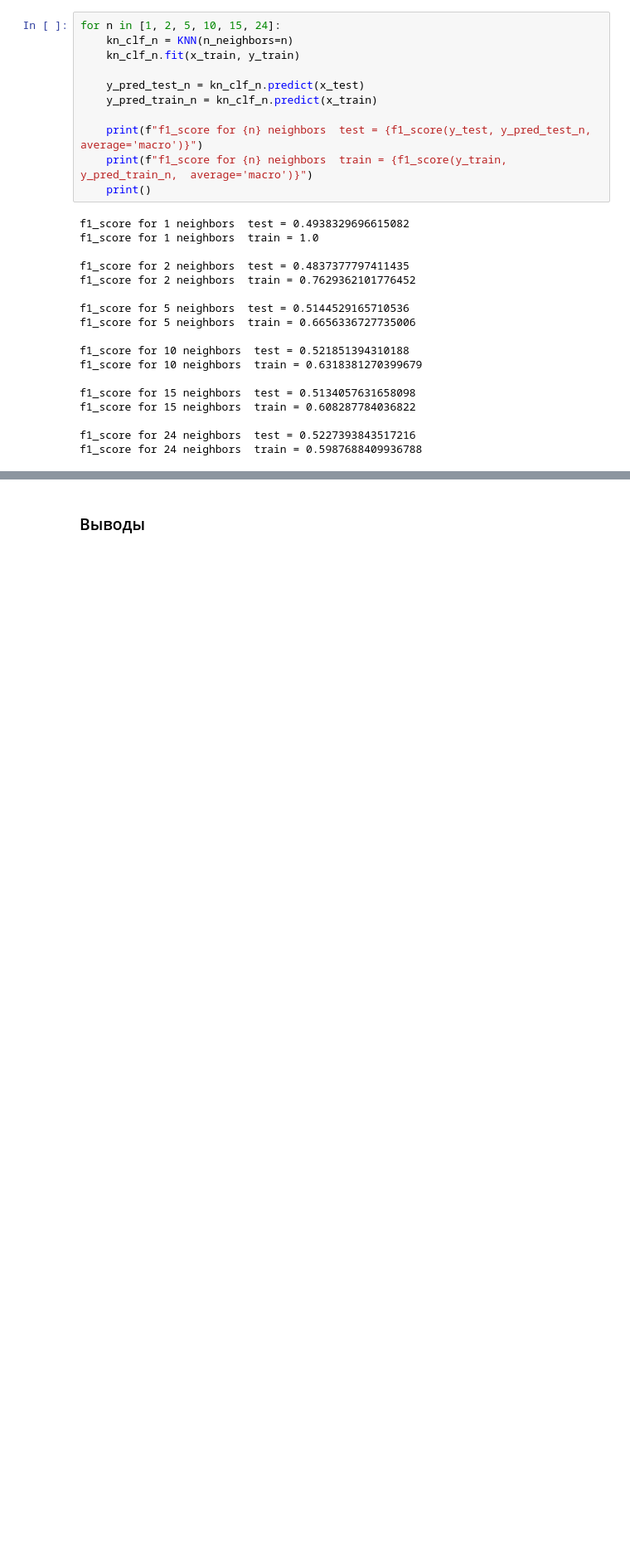
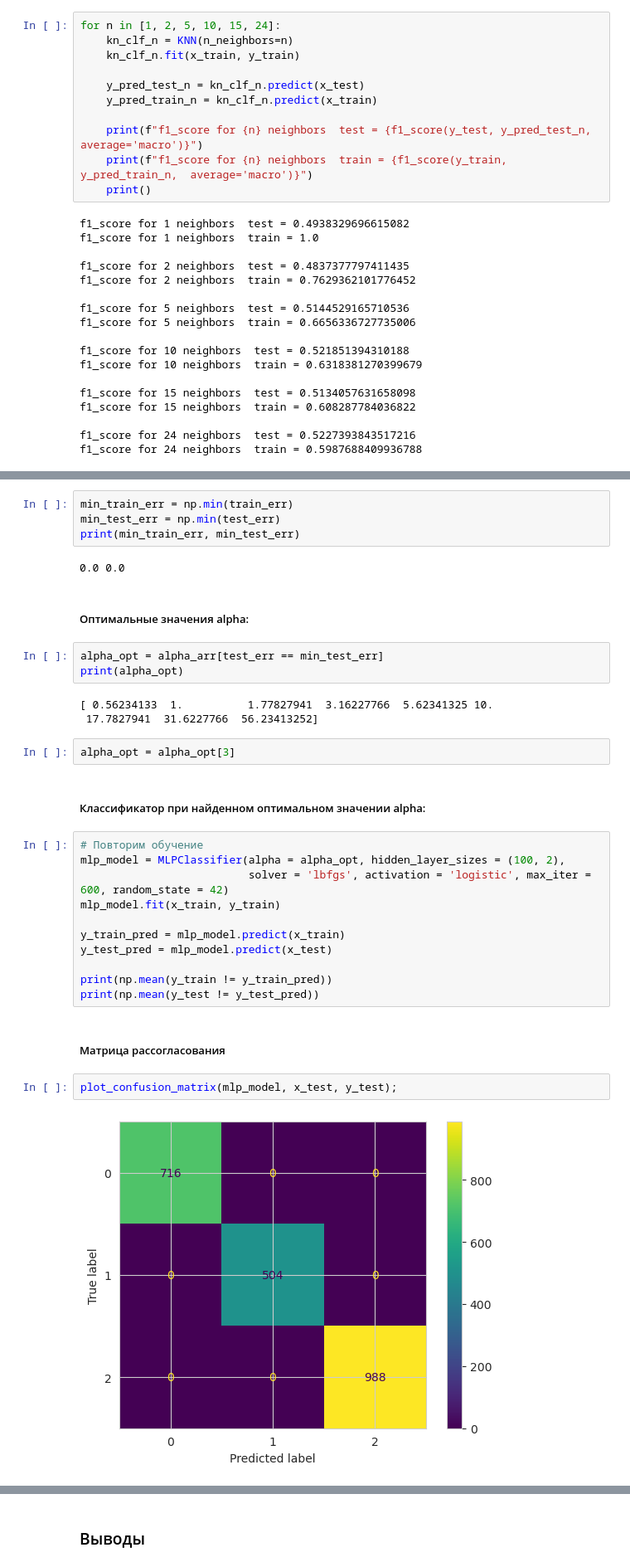
Before and after one commit to igor-sumin/ML-Course, a Jupyter notebook: premier-league.ipynb, the cells around one changed output, grey strips where cells are left out. Shown: that part at 83% size. Cells and saved outputs as stored; diff of their text form; blank space fills up the shorter version.

```diff
--- a/premier-league.ipynb
+++ b/premier-league.ipynb
@@ -343,0 +406,35 @@ f1_score for 24 neighbors  train = 0.5987688409936788
+# %%
+min_train_err = np.min(train_err)
+min_test_err = np.min(test_err)
+print(min_train_err, min_test_err)
+# %% [output]
+0.0 0.0
+# %% [markdown]
+##### Оптимальные значения alpha:
+# %%
+alpha_opt = alpha_arr[test_err == min_test_err]
+print(alpha_opt)
+# %% [output]
+[ 0.56234133  1.          1.77827941  3.16227766  5.62341325 10.
+ 17.7827941  31.6227766  56.23413252]
+# %%
+alpha_opt = alpha_opt[3]
+# %% [markdown]
+##### Классификатор при найденном оптимальном значении alpha:
+# %%
+# Повторим обучение
+mlp_model = MLPClassifier(alpha = alpha_opt, hidden_layer_sizes = (100, 2),
+                          solver = 'lbfgs', activation = 'logistic', max_iter = 600, random_state = 42)
+mlp_model.fit(x_train, y_train)
+
+y_train_pred = mlp_model.predict(x_train)
+y_test_pred = mlp_model.predict(x_test)
+
+print(np.mean(y_train != y_train_pred))
+print(np.mean(y_test != y_test_pred))
+# %% [markdown]
+##### Матрица рассогласования
+# %%
+plot_confusion_matrix(mlp_model, x_test, y_test);
+# %% [output]
+[figure, added]
```
Also changed, not shown: parts of 13 cells of this notebook.
